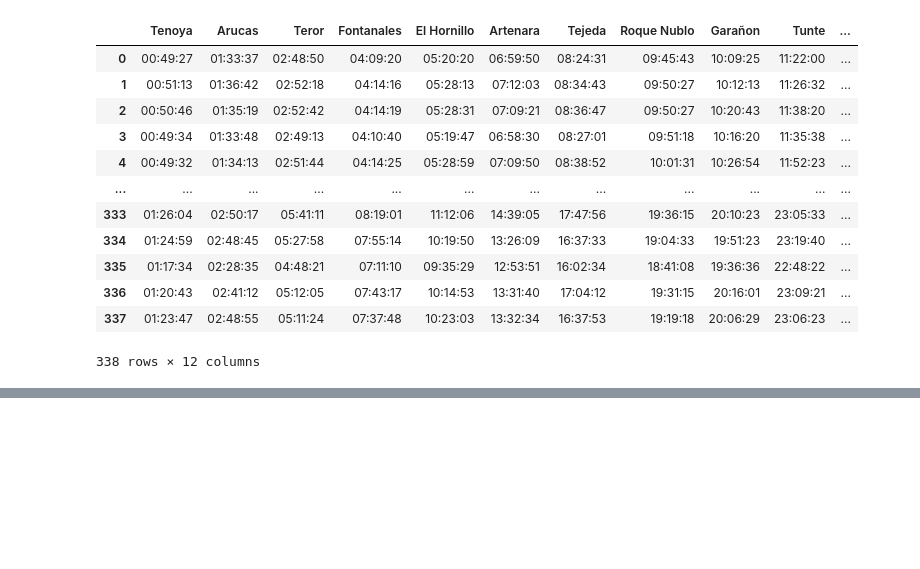
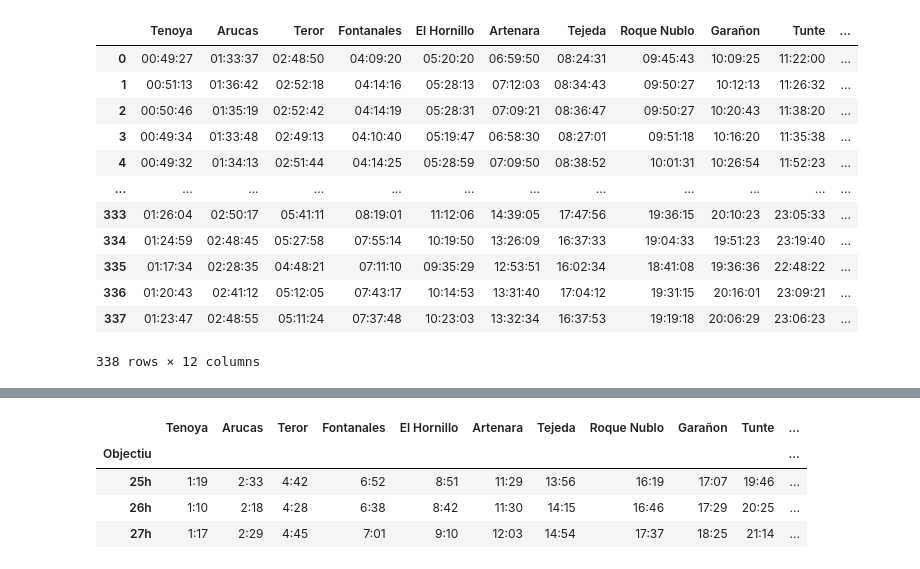
Before and after one commit to Victorivus/MLTrail, a Jupyter notebook: examples/Transgrancanaria 2023 - Analysis.ipynb, the cells around one changed output, grey strips where cells are left out. Drawn from its saved outputs; the diff is of its cells as text; code cells hidden in the pictures; blank space fills up the shorter version.

```diff
--- a/examples/Transgrancanaria 2023 - Analysis.ipynb
+++ b/examples/Transgrancanaria 2023 - Analysis.ipynb
@@ -167,0 +188,8 @@ rs.plotControlPoints(paces,xrotate=True,inverty=True)
+# %%
+mean_obj.map(lambda x: x[:-3] if isinstance(x, str) and len(x) > 3 else x)
+# %% [output]
+|  | Tenoya | Arucas | Teror | Fontanales | El Hornillo | Artenara | Tejeda | Roque Nublo | Garañon | Tunte | ... |
+| Objectiu |  |  |  |  |  |  |  |  |  |  | ... |
+| 25h | 1:19 | 2:33 | 4:42 | 6:52 | 8:51 | 11:29 | 13:56 | 16:19 | 17:07 | 19:46 | ... |
+| 26h | 1:10 | 2:18 | 4:28 | 6:38 | 8:42 | 11:30 | 14:15 | 16:46 | 17:29 | 20:25 | ... |
+| 27h | 1:17 | 2:29 | 4:45 | 7:01 | 9:10 | 12:03 | 14:54 | 17:37 | 18:25 | 21:14 | ... |
```
Also changed, not shown: parts of 8 cells of this notebook, 1 other file.
